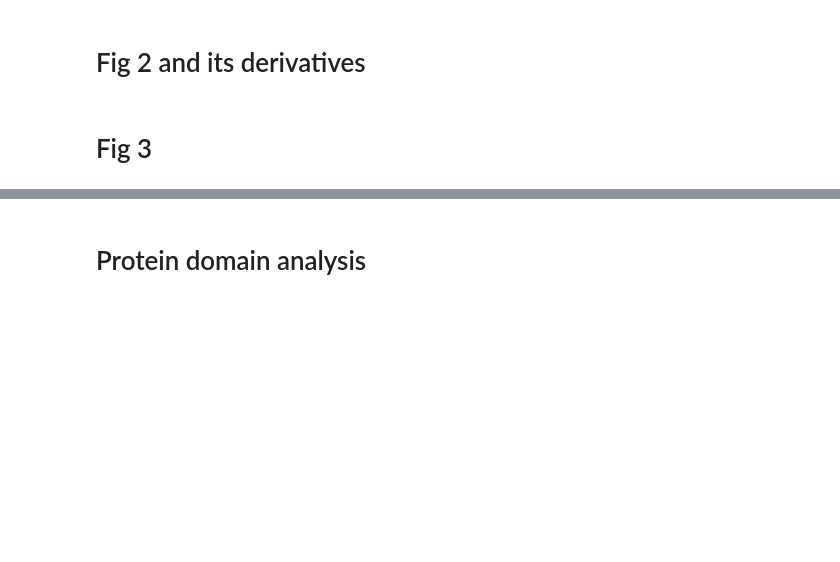
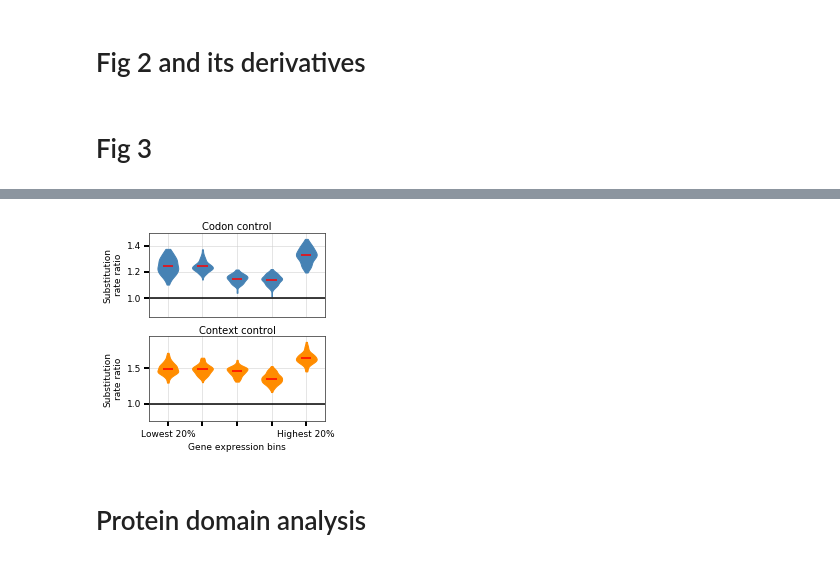
Before and after one commit to adamhockenberry/Internal_SD_conservation, a Jupyter notebook: Code/pretty_figures.ipynb, the cells around one changed output, grey strips where cells are left out. Saved outputs shown, nothing was run; the diff lists cells and outputs as text; code cells hidden in the pictures; blank space fills up the shorter version.

```diff
--- a/Code/pretty_figures.ipynb
+++ b/Code/pretty_figures.ipynb
@@ -206,19 +206,19 @@ np.log2(3/5)
 # Fig 2 and its derivatives
 # %%
 ###Original Fig 2
-# file_name_modifiers = 'hyphy_Escherichia_Threshold=-20.0to-4.5_Conserved=True_NtRestriction=XXXXX'
+file_name_modifiers = 'hyphy_Escherichia_Threshold=-20.0to-4.5_Conserved=True_NtRestriction=XXXXX'
 
 ###Fig 2 with less stringent threshold
 # file_name_modifiers = 'hyphy_Escherichia_Threshold=-20.0to-3.5_Conserved=True_NtRestriction=XXXXX'
 
 ###Fig 2 with more stringent threshold
-# file_name_modifiers = 'hyphy_Escherichia_Threshold=-20.0to-5.5_Conserved=True_NtRestriction=XXXXX'
+file_name_modifiers = 'hyphy_Escherichia_Threshold=-20.0to-5.5_Conserved=True_NtRestriction=XXXXX'
 
 ###Fig 2 on only weak sites
 # file_name_modifiers = 'hyphy_Escherichia_Threshold=-4.5to-3.5_Conserved=True_NtRestriction=XXXXX'
 
 ###Fig 2 with Yersinia as reference species
-file_name_modifiers = 'hyphy_Yersinia_Threshold=-20.0to-4.5_Conserved=True_NtRestriction=XXXXX'
+# file_name_modifiers = 'hyphy_Yersinia_Threshold=-20.0to-4.5_Conserved=True_NtRestriction=XXXXX'
 
 
 df_all = pd.read_csv('../Results/Dataframes/df_{}_ratios.csv'.format(file_name_modifiers.replace('XXXXX', 'None')))
@@ -252,7 +252,7 @@ ax1.axhline(1, c='k')
 ax1.set_xticks(positions)
 ax1.set_xticklabels(['All', '0', '1', '2', '3'], ha='center')
 ax1.set_ylabel('Substitution rate ratio')
-ax1.set_xlabel('Mutations resulting in\na stronger SD-like seq', position=(0.6,1))
+ax1.set_xlabel('Number of mutations\n resulting in a stronger\n SD-like seq', position=(0.6,1))
 
 
 
@@ -269,15 +269,16 @@ violin_parts['cmeans'].set_edgecolor('r')
 ax2.axhline(1, c='k')
 ax2.set_xticks(positions)
 ax2.set_xticklabels(['All', '0', '1', '2', '3'], ha='center')
-ax2.set_xlabel('Mutations resulting in\na stronger SD-like seq', position=(0.6,1))
+ax2.set_xlabel('Number of mutations\n resulting in a stronger\n SD-like seq', position=(0.6,1))
 
-ax2.set_ylim(0.75, 1.5)
+ax1.set_ylim(0.55, 1.4)
 
 plt.setp(ax2.get_yticklabels(), visible=False);
 for line in ax2.yaxis.get_ticklines():
     line.set_markersize(0)
     line.set_markeredgewidth(0)
 
+
 plt.tight_layout()
 plt.savefig('../Results/Figures/{}_weakest_vs_strongest_ratios.pdf'.format(file_name_modifiers))
 # %% [markdown]
@@ -286,6 +287,9 @@ plt.savefig('../Results/Figures/{}_weakest_vs_strongest_ratios.pdf'.format(file_
 ###Fig 3 in paper
 # basic_file_name_structure = '../Results/Dataframes/df_hyphy_Escherichia_Threshold=-20to-4.5_Conserved=True_NtRestriction=0_Subset=XXXXX_ratios.csv'
 # file_name_modifiers = 'hyphy_Escherichia_Threshold=-20to-4.5_Conserved=True_NtRestriction=0_Subset=XXXXX'
+
+basic_file_name_structure = '../Results/Dataframes/df_hyphy_Escherichia_Threshold=-20to-4.5_Conserved=True_NtRestriction=0_Subset=XXXXX_MIDDLELENGTHS_ratios.csv'
+file_name_modifiers = 'hyphy_Escherichia_Threshold=-20to-4.5_Conserved=True_NtRestriction=0_Subset=XXXXX_MIDDLELENGTHS'
 
 ###Using weak sites
 # basic_file_name_structure = '../Results/Dataframes/df_hyphy_Escherichia_Threshold=-20to-4.5_Conserved=True_NtRestriction=3_Subset=XXXXX_ratios.csv'
@@ -302,8 +306,8 @@ plt.savefig('../Results/Figures/{}_weakest_vs_strongest_ratios.pdf'.format(file_
 
 
 ###Fig 3 in paper with Y. pestis location identifiers
-basic_file_name_structure = '../Results/Dataframes/df_hyphy_Yersinia_Threshold=-20to-4.5_Conserved=True_NtRestriction=0_Subset=XXXXX_ratios.csv'
-file_name_modifiers = 'hyphy_Yersinia_Threshold=-20to-4.5_Conserved=True_NtRestriction=0_Subset=XXXXX'
+# basic_file_name_structure = '../Results/Dataframes/df_hyphy_Yersinia_Threshold=-20to-4.5_Conserved=True_NtRestriction=0_Subset=XXXXX_ratios.csv'
+# file_name_modifiers = 'hyphy_Yersinia_Threshold=-20to-4.5_Conserved=True_NtRestriction=0_Subset=XXXXX'
 
 
 
@@ -345,35 +372,39 @@ ax1.set_ylabel('Substitution\nrate ratio')
 # ax1.set_ylim(0.95, 1.45)
 ax1.set_ylim(0.85, 1.5)
 # ax1.set_ylim(0.5, 1.75)
+# ax1.set_ylim(0.4, 1.3)
 
 
 ax2 = fig.add_subplot(212, sharex=ax1)
 violin_parts = ax2.violinplot(to_plot_trint, positions=[1.5, 3, 4.5, 6, 7.5],\
                               widths=0.9, showextrema=False, showmeans=True, vert=True)
 for i, pc in enumerate(violin_parts['bodies']):
     pc.set_facecolor('darkorange')
     pc.set_edgecolor('darkorange')
     pc.set_alpha(1)
 violin_parts['cmeans'].set_edgecolor('r')
 ax2.axhline(1, c='k')
 ax2.set_xticks([1.5, 3, 4.5, 6, 7.5])
 ax2.set_xticklabels(['Lowest 20%', '', '', '', 'Highest 20%'], ha='center')
 ax2.set_ylabel('Substitution\nrate ratio')
 ax2.set_xlabel('Gene expression bins')
 
 
 plt.setp(ax1.get_xticklabels(), visible=False);
 for line in ax1.xaxis.get_ticklines():
     line.set_markersize(0)
     line.set_markeredgewidth(0)
 
 ax1.set_title('Codon control', y=0.96)
 ax2.set_title('Context control', y=0.96)
 # ax2.set_ylim(0.95, 1.9)
-ax2.set_ylim(0.75, 1.75)
+ax2.set_ylim(0.75, 1.95)
 # ax2.set_ylim(0.5, 1.85)
+# ax2.set_ylim(0.4, 1.3)
 plt.tight_layout(h_pad=0.5)
 
 plt.savefig('../Results/Figures/{}_expression_bins.pdf'.format(file_name_modifiers))
+# %% [output]
+[figure, added]
 # %% [markdown]
 # Protein domain analysis
```
Also changed, not shown: parts of 9 cells of this notebook, 4 other files.
